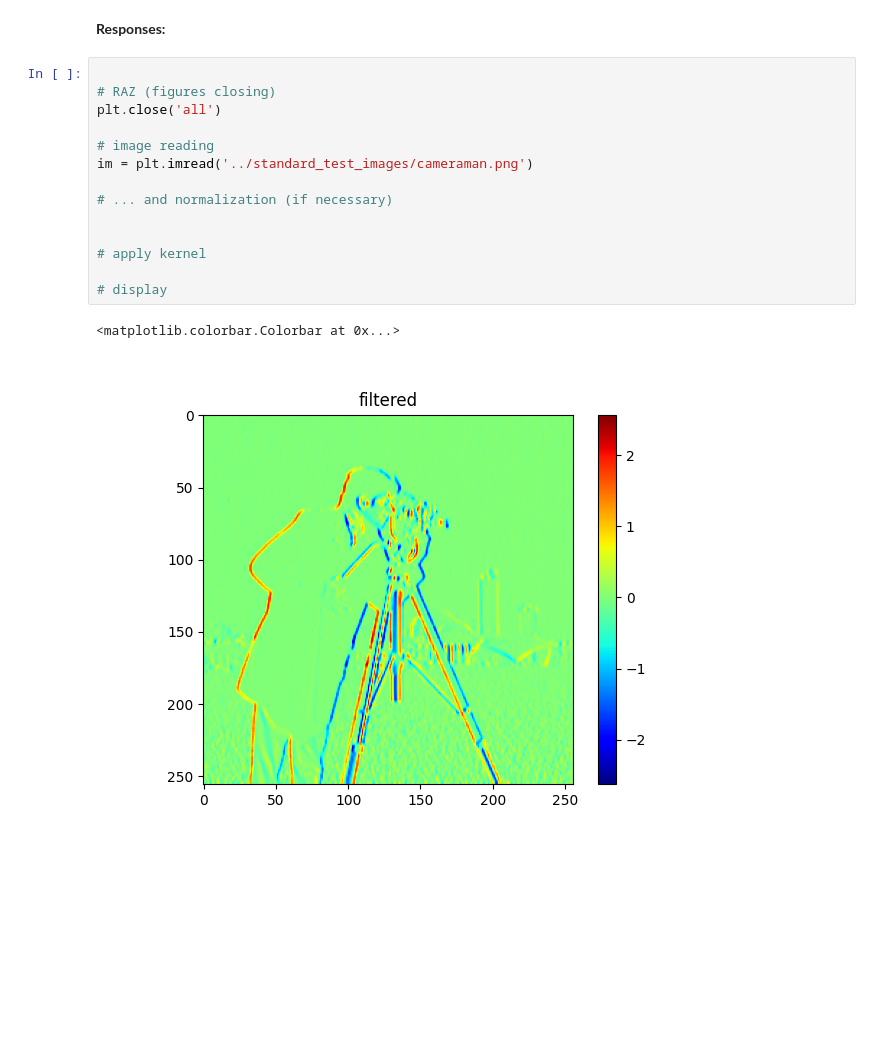
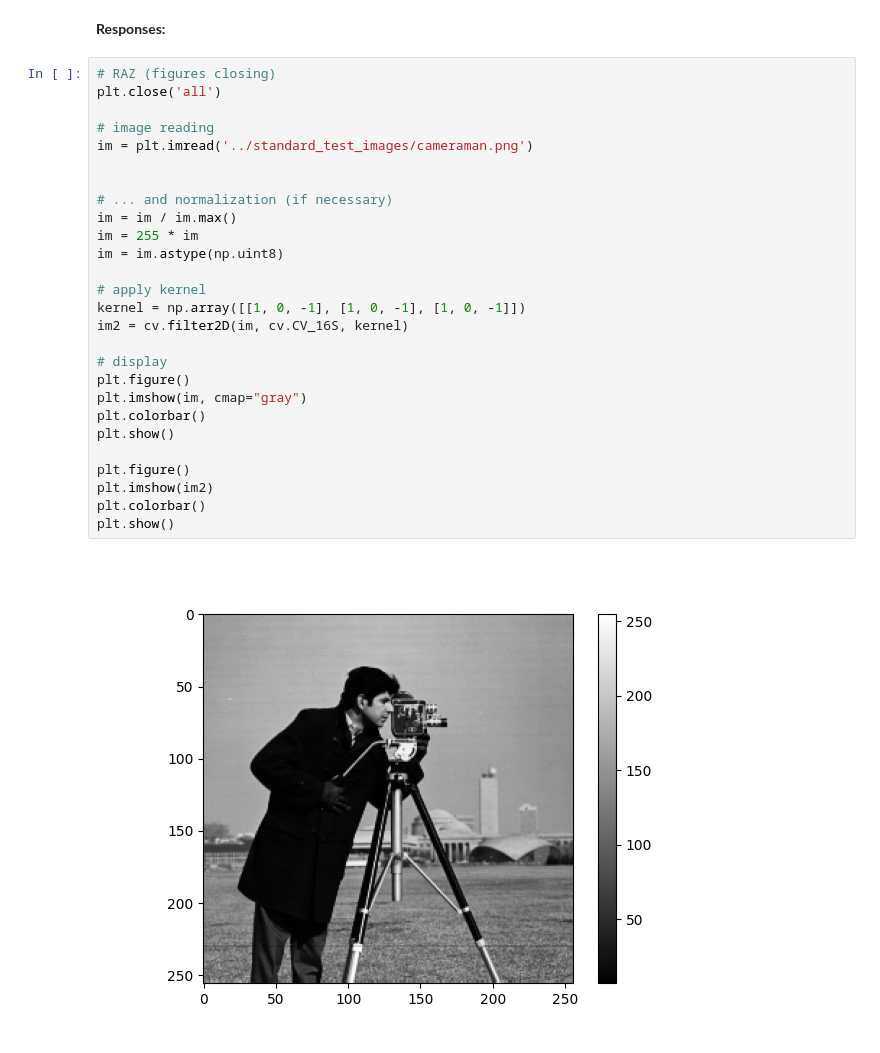
Before and after one commit to emerikaji/M1INFO-image-analysis, a Jupyter notebook: notebooks/TP3.ipynb, the cells around one changed output. Drawn from its saved outputs; the diff is of its cells as text; blank space fills up the shorter version.

```diff
--- a/notebooks/TP3.ipynb
+++ b/notebooks/TP3.ipynb
@@ -147,19 +169,31 @@ In your python code:
 # %% [markdown]
 **Responses:**
 # %%
-
 # RAZ (figures closing)
 plt.close('all')
 
 # image reading
 im = plt.imread('../standard_test_images/cameraman.png')
 
+
 # ... and normalization (if necessary)
-
+im = im / im.max()
+im = 255 * im
+im = im.astype(np.uint8)
 
 # apply kernel
+kernel = np.array([[1, 0, -1], [1, 0, -1], [1, 0, -1]])
+im2 = cv.filter2D(im, cv.CV_16S, kernel)
 
 # display
+plt.figure()
+plt.imshow(im, cmap="gray")
+plt.colorbar()
+plt.show()
+
+plt.figure()
+plt.imshow(im2)
+plt.colorbar()
+plt.show()
 # %% [output]
-<matplotlib.colorbar.Colorbar at 0x...>
-[figure, old version]
+[figure, new version]
```
Also changed, not shown: parts of 5 cells of this notebook.
